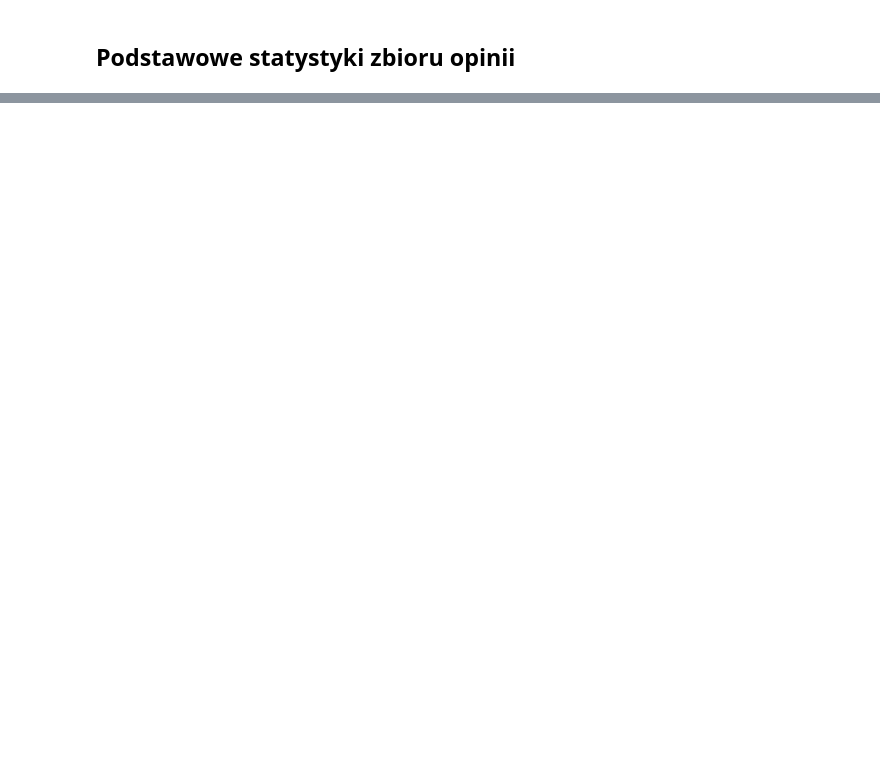
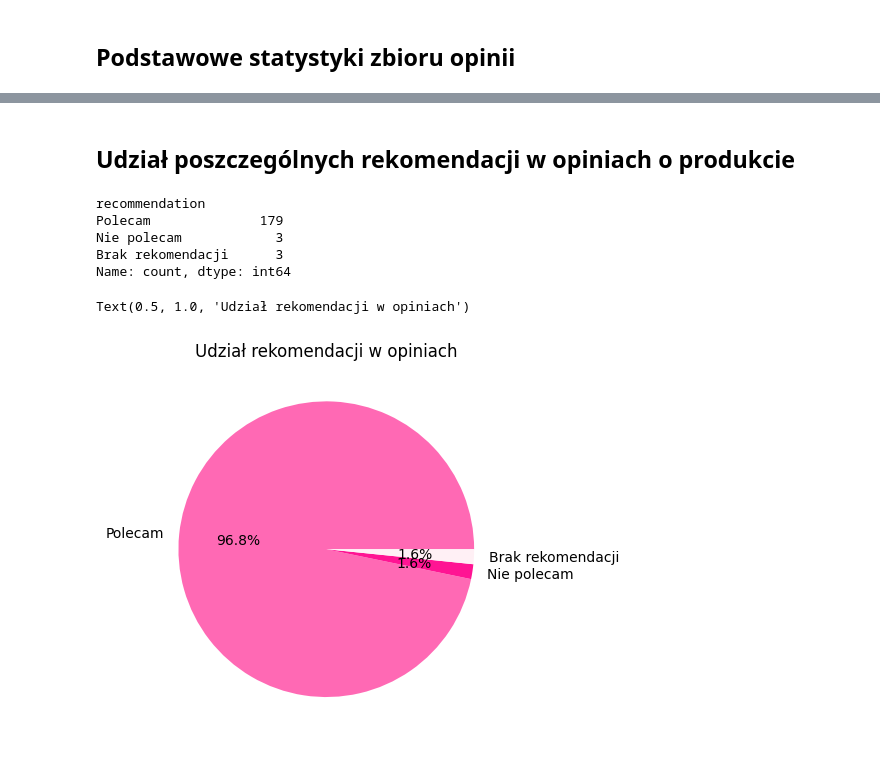
Before and after one commit to djkostyan4ik/CeneoScraperS1212, a Jupyter notebook: analyzer.ipynb, the cells around one changed output, grey strips where cells are left out. Saved outputs shown, nothing was run; the diff lists cells and outputs as text; code cells hidden in the pictures; blank space fills up the shorter version.

```diff
--- a/analyzer.ipynb
+++ b/analyzer.ipynb
@@ -44,0 +89,21 @@ average_rating = opinions.rating.mean()
+# %% [markdown]
+## Udział poszczególnych rekomendacji w opiniach o produkcie
+# %%
+rekommendations_distribution = opinions.recommendation.value_counts(dropna = False).reindex(['Polecam','Nie polecam', 'Brak rekomendacji'])
+rekommendations_distribution
+# %% [output]
+recommendation
+Polecam              179
+Nie polecam            3
+Brak rekomendacji      3
+Name: count, dtype: int64
+# %%
+rekommendations_distribution.plot.pie(
+    colors = ['hotpink', 'deeppink','lavenderblush'],
+    autopct = '%1.1f%%',
+    label = ''
+)
+plt.title('Udział rekomendacji w opiniach')
+# %% [output]
+Text(0.5, 1.0, 'Udział rekomendacji w opiniach')
+[figure, added]
```
Also changed, not shown: parts of 8 cells of this notebook, 2 other files.
